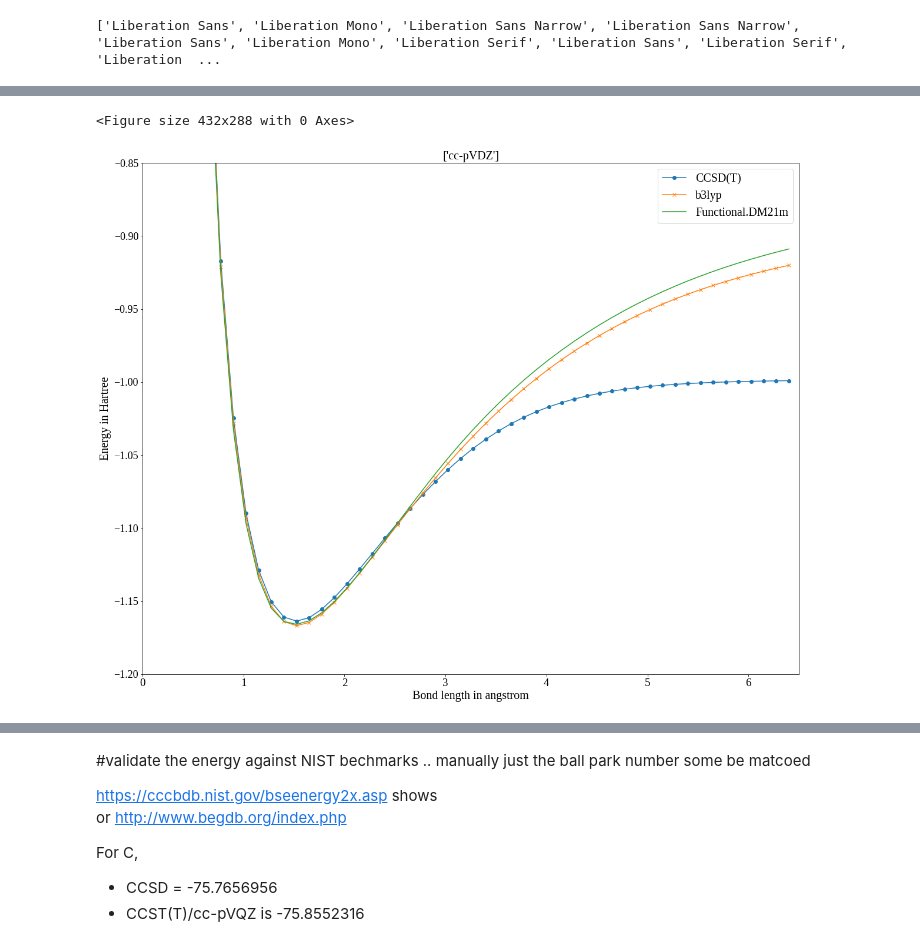
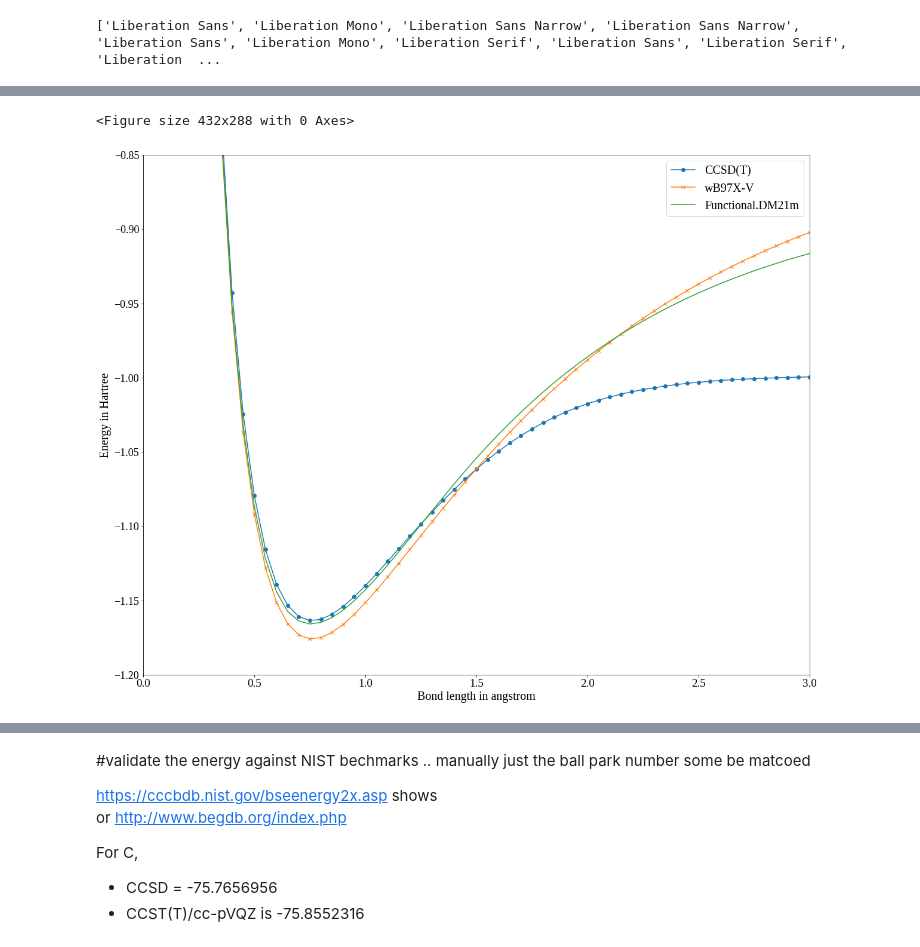
Before and after one commit to rajagopalmotivate/MLinQuantamScience, a Jupyter notebook: Nandri_Nandri_DM21_plot_energy_vs_bond_lenght_ver_J400_12_Jun_2022_WORKS_Well_H.ipynb, the cells around one changed output, grey strips where cells are left out. Drawn from its saved outputs; the diff is of its cells as text; code cells hidden in the pictures.

```diff
--- a/Nandri_Nandri_DM21_plot_energy_vs_bond_lenght_ver_J400_12_Jun_2022_WORKS_Well_H.ipynb
+++ b/Nandri_Nandri_DM21_plot_energy_vs_bond_lenght_ver_J400_12_Jun_2022_WORKS_Well_H.ipynb
@@ -667,5 +664,5 @@ df.drop(columns=['Weight', 'Element', 'Molecule', 'BasisSet', 'Spin','BuiltMolec
 # %%
-df['bond_lenght'] = df['bond_lenght'] *2
+#df['bond_lenght'] = df['bond_lenght'] *2
 # %%
 type(df['bond_lenght'].to_numpy() )
 # %% [output]
@@ -772,46 +887,7 @@ plotNand(choiceDFT , myfigsize=(18, 16), myfontsize=20)
-# %%
-def plotNandZOOM(choiceDFT , myfigsize=(12, 10), myfontsize=20, ylimits=[-170,-10], xlimits=[0, 4]):
-  plt.figure(0)
-
-
-  plt.figure(figsize=myfigsize)
-  plt.rcParams["font.family"] = "Liberation Serif"
-
-  axes = plt.axes()
-  axes.set_ylim(ylimits  )
-  axes.set_xlim(xlimits )
-
-  lengendlist =[]
-
-  if 'CCSDT' in choiceDFT:
-    plt.plot(df['bond_lenght'].to_numpy() , df['CCSDT'].to_numpy()  , 'o-')
-    lengendlist.append('CCSD(T)')
-
-
-
-  for afunctionals in functionalsList:
-    if afunctionals in choiceDFT:
-      plt.plot(df['bond_lenght'].to_numpy() , df['DFT-'+str(afunctionals)].to_numpy() , 'x-' )
-      lengendlist.append(str(afunctionals))
-
-  for aDMFunctionalvalue in dm21.Functional:
-    if str(aDMFunctionalvalue) in choiceDFT:
-      plt.plot(df['bond_lenght'].to_numpy() , df['NN-'+str(aDMFunctionalvalue)].to_numpy()  )
-      lengendlist.append(str(aDMFunctionalvalue))
-
-
-
-  plt.legend(lengendlist,  fontsize = myfontsize)
-  plt.rc('xtick',labelsize=myfontsize-1)
-  plt.rc('ytick',labelsize=myfontsize-2)
-  plt.ylabel('Energy in Hartree', fontsize = myfontsize)
-  plt.xlabel('Bond length in angstrom', fontsize = myfontsize)
-  plt.title(ValidatedBasisSet, fontsize = myfontsize)
-  plt.show()
 # %%
-choiceDFT = ['CCSDT', 'b3lyp' , 'Functional.DM21m']
+choiceDFT = ['CCSDT', 'wB97X-V' ,  'Functional.DM21m']
 
-plotNandZOOM(choiceDFT , myfigsize=(20, 16), myfontsize=20, ylimits = [-1.2, -0.85], xlimits = [0, 6.5])
+plotNandZOOM(choiceDFT , myfigsize=(20, 16), myfontsize=20, ylimits = [-1.2, -0.85], xlimits = [0, 3])
 # %% [output]
 <Figure size 432x288 with 0 Axes>
-[figure, old version]
+[figure, new version]
```
Also changed, not shown: parts of 35 cells of this notebook.
